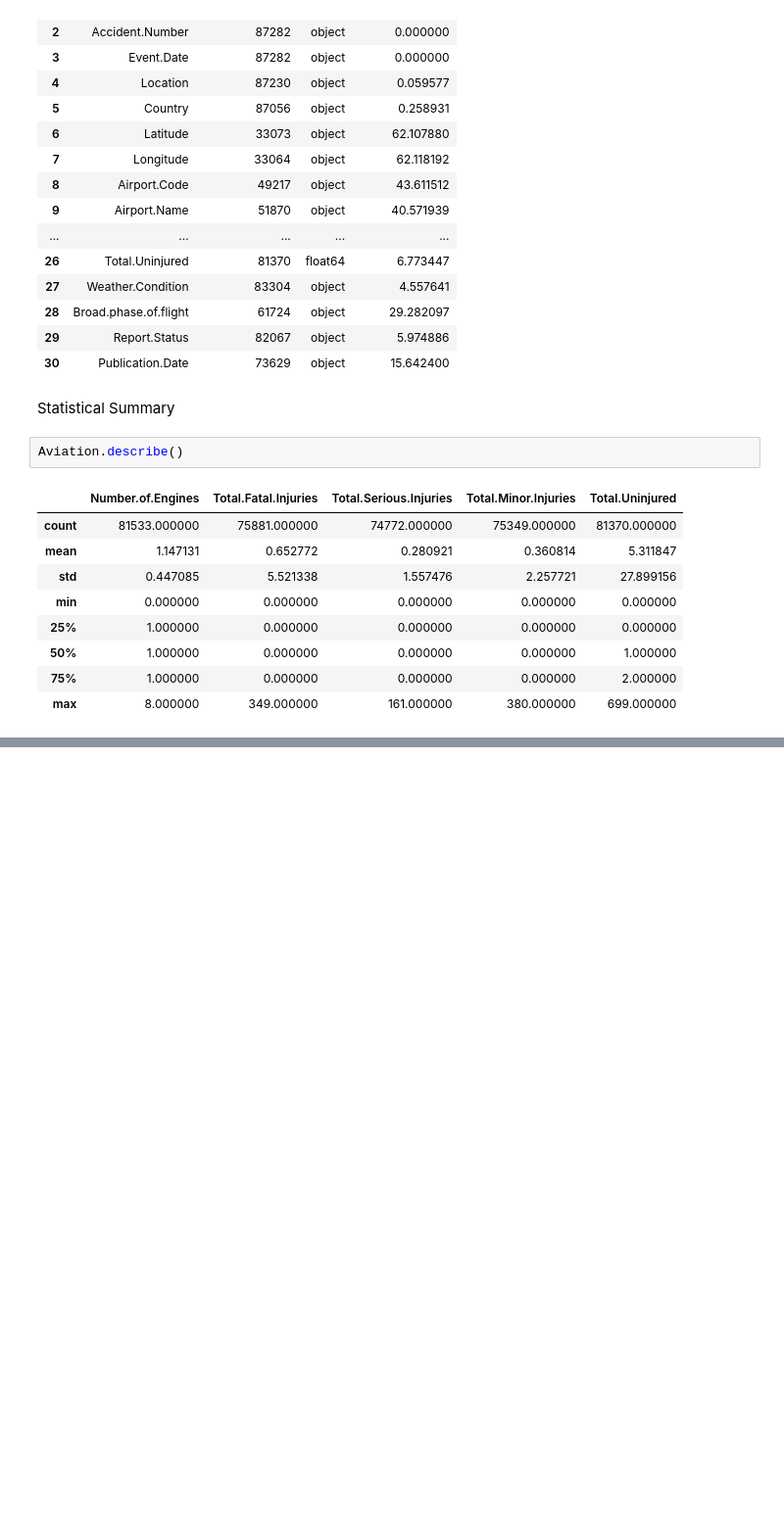
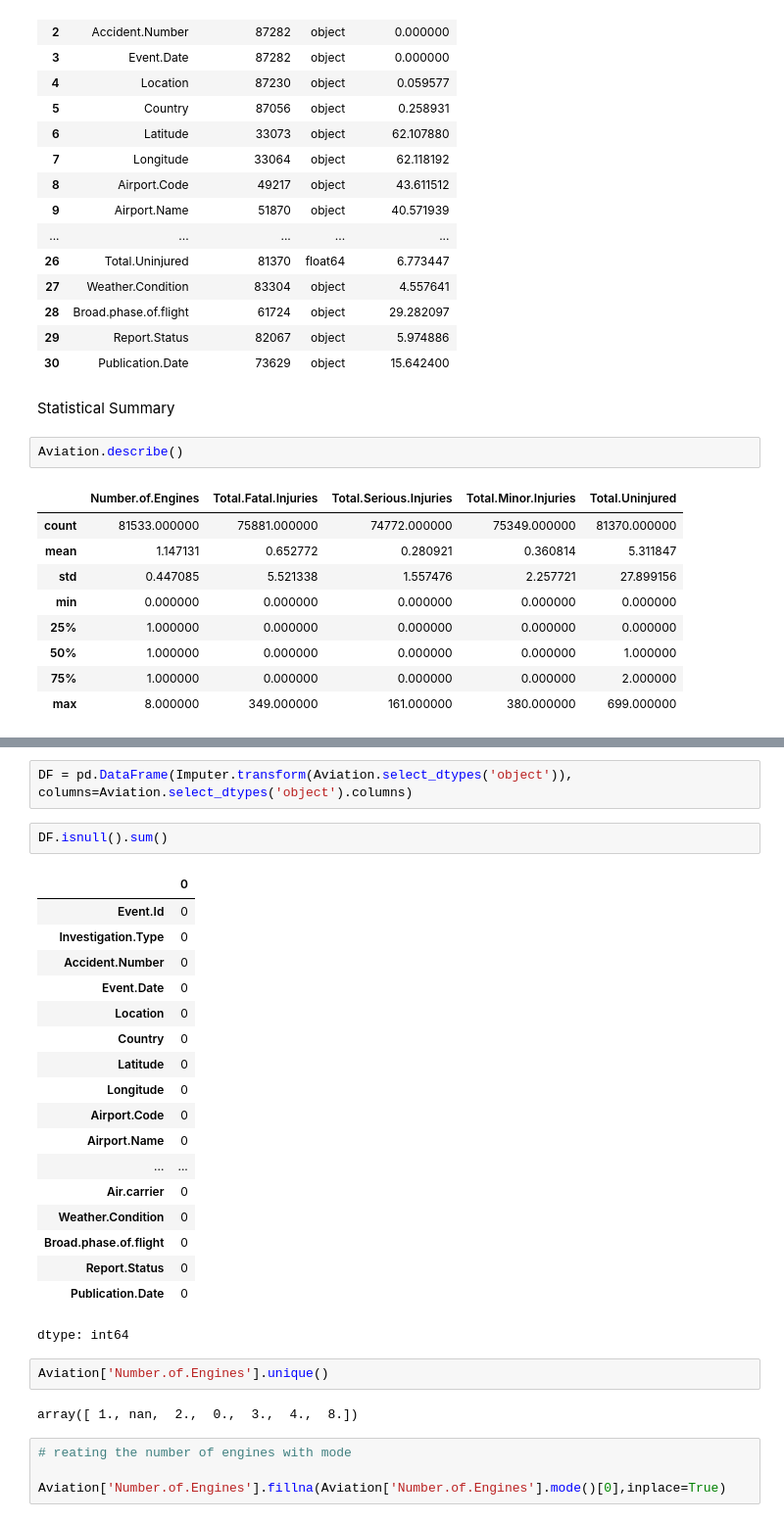
Before and after one commit to thisaraniNJ/Aircraft_Damage_Prediction, a Jupyter notebook: Aircraft_Damage_Prediction.ipynb, the cells around one changed output, grey strips where cells are left out. Shown at 98% size. Cells and saved outputs as stored; diff of their text form; blank space fills up the shorter version.

```diff
--- a/Aircraft_Damage_Prediction.ipynb
+++ b/Aircraft_Damage_Prediction.ipynb
@@ -87,0 +190,31 @@ Aviation.describe(include='object', exclude='number')
+# %%
+DF = pd.DataFrame(Imputer.transform(Aviation.select_dtypes('object')), columns=Aviation.select_dtypes('object').columns)
+# %%
+DF.isnull().sum()
+# %% [output]
+|  | 0 |
+| Event.Id | 0 |
+| Investigation.Type | 0 |
+| Accident.Number | 0 |
+| Event.Date | 0 |
+| Location | 0 |
+| Country | 0 |
+| Latitude | 0 |
+| Longitude | 0 |
+| Airport.Code | 0 |
+| Airport.Name | 0 |
+| ... | ... |
+| Air.carrier | 0 |
+| Weather.Condition | 0 |
+| Broad.phase.of.flight | 0 |
+| Report.Status | 0 |
+| Publication.Date | 0 |
+dtype: int64
+# %%
+Aviation['Number.of.Engines'].unique()
+# %% [output]
+array([ 1., nan,  2.,  0.,  3.,  4.,  8.])
+# %%
+# reating the number of engines with mode
+
+Aviation['Number.of.Engines'].fillna(Aviation['Number.of.Engines'].mode()[0],inplace=True)
```
Also changed, not shown: parts of 16 cells of this notebook.
